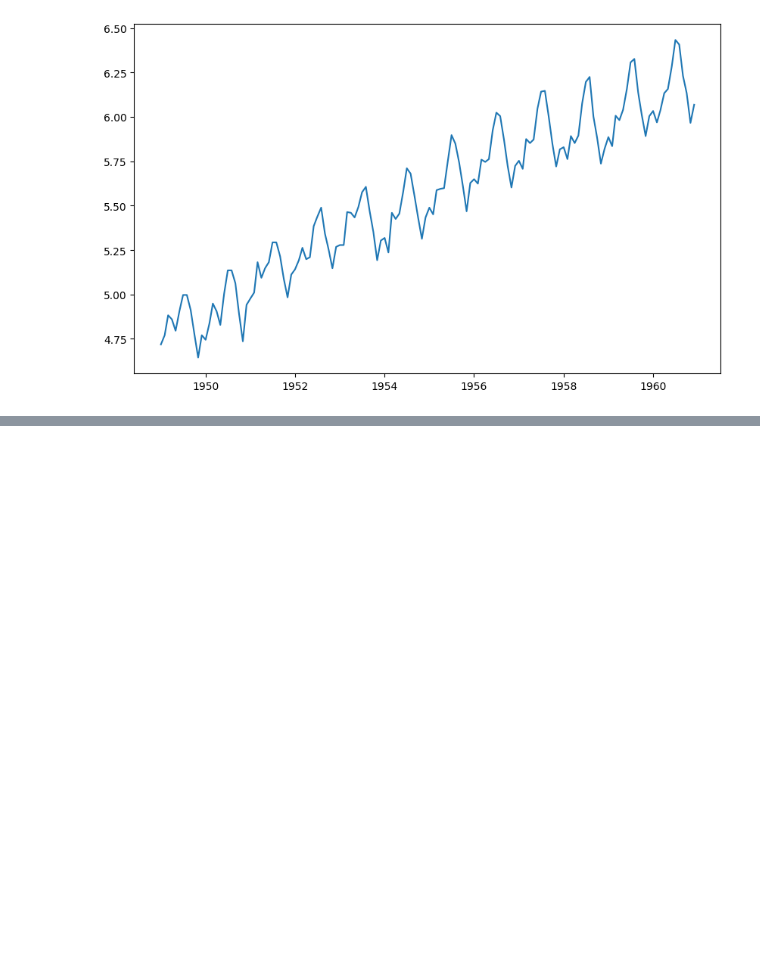
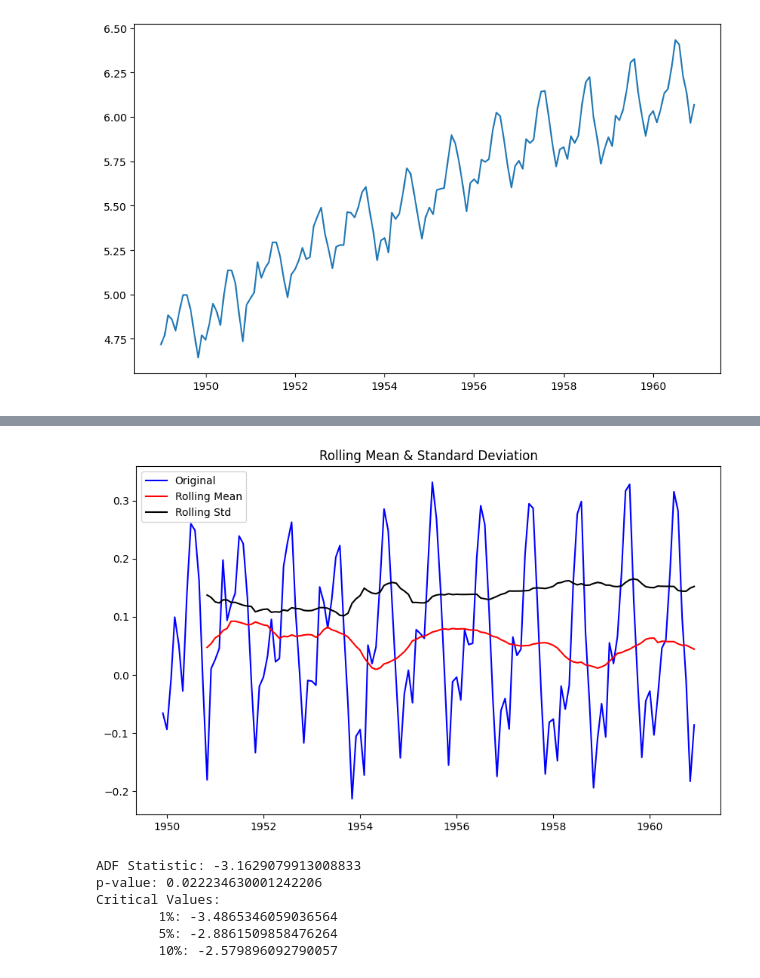
Before and after one commit to andugulasandhya/Sandhya1331, a Jupyter notebook: Arima.ipynb, the cells around one changed output, grey strips where cells are left out. Drawn from its saved outputs; the diff is of its cells as text; code cells hidden in the pictures; blank space fills up the shorter version.

```diff
--- a/Arima.ipynb
+++ b/Arima.ipynb
@@ -74,0 +100,4 @@ plt.plot(df_log)
+# %%
+
+df_log = np.log(indexedData)
+plt.plot(df_log)
@@ -94,3 +126,16 @@ def get_stationarity(timeseries):
     print('Critical Values:')
     for key, value in result[4].items():
         print('\t{}: {}'.format(key, value))
+# %%
+rolling_mean = df_log.rolling(window=12).mean()
+df_log_minus_mean = df_log - rolling_mean
+df_log_minus_mean.dropna(inplace=True)
+get_stationarity(df_log_minus_mean)
+# %% [output]
+[figure, added]
+ADF Statistic: -3.1629079913008833
+p-value: 0.022234630001242206
+Critical Values:
+        1%: -3.4865346059036564
+        5%: -2.8861509858476264
+        10%: -2.579896092790057
```
Also changed, not shown: parts of 4 cells of this notebook.
